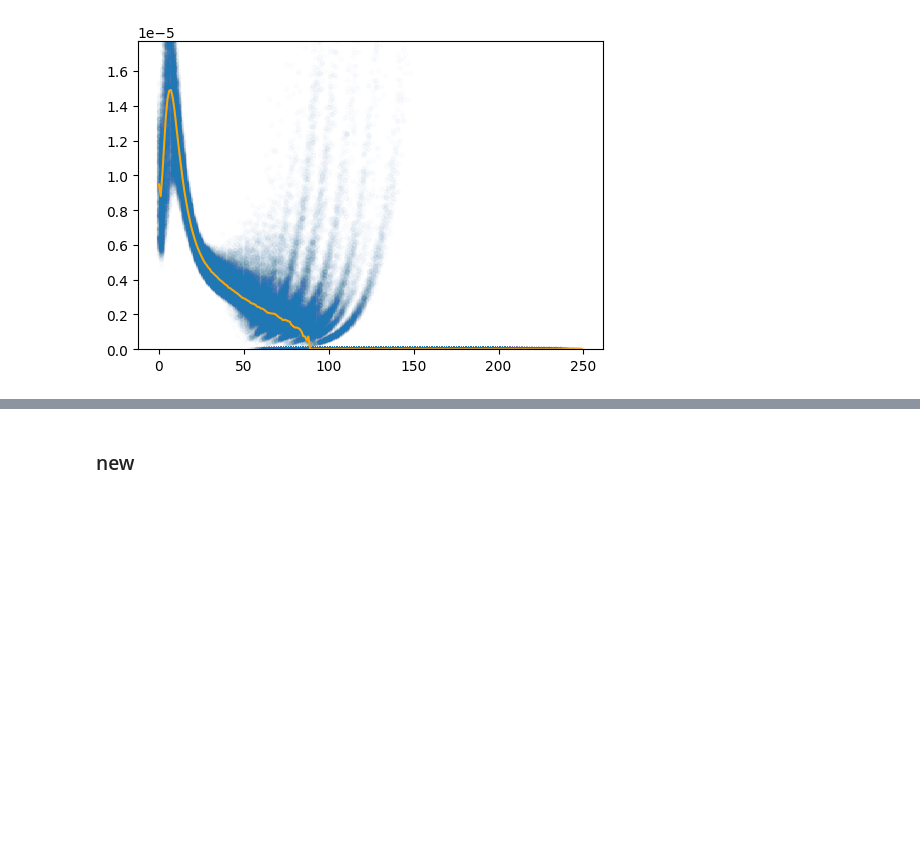
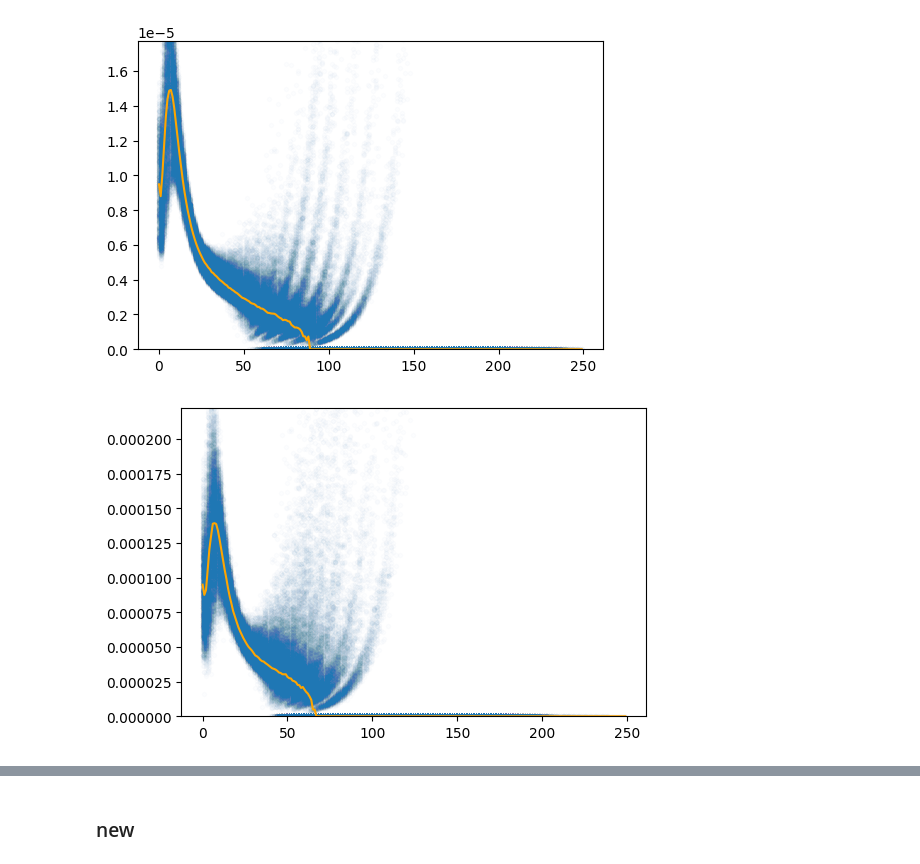
Before and after one commit to Mpkosh/network_hybrid_33, a Jupyter notebook: save_median.ipynb, the cells around one changed output, grey strips where cells are left out. Saved outputs shown, nothing was run; the diff lists cells and outputs as text; code cells hidden in the pictures; blank space fills up the shorter version.

```diff
--- a/save_median.ipynb
+++ b/save_median.ipynb
@@ -79,3 +71,8 @@ save_median(seed_dirs='initial_data/initial_data_ba_100000/',
            df_seeds)
 # %% [output]
 [figure]
+# %%
+save_median('initial_data/initial_data_ba_10000/',
+           df_seeds)
+# %% [output]
+[figure]
```
Also changed, not shown: parts of 5 cells of this notebook, 41 other files.
